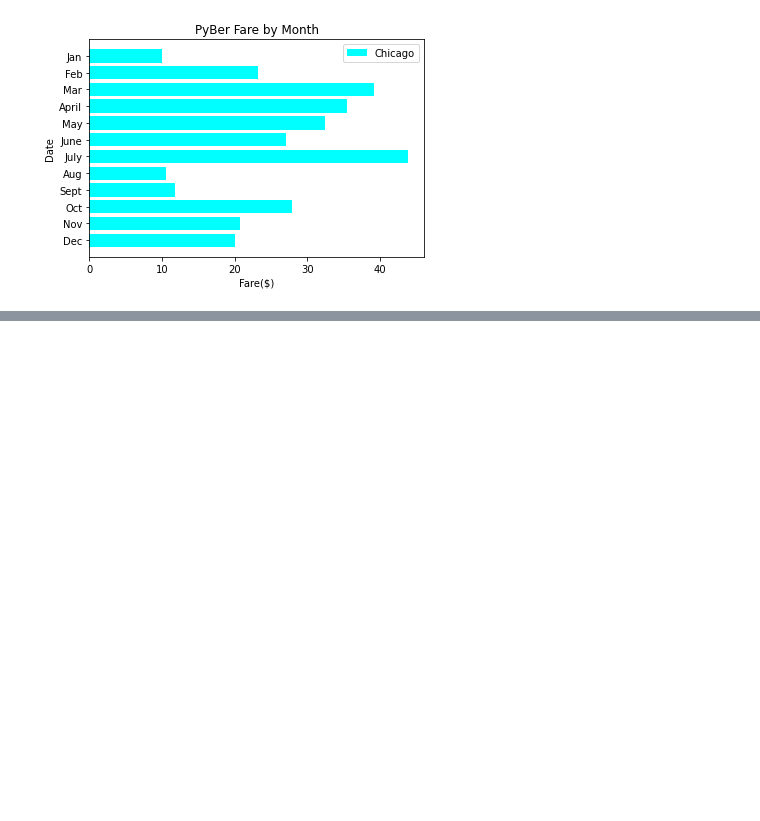
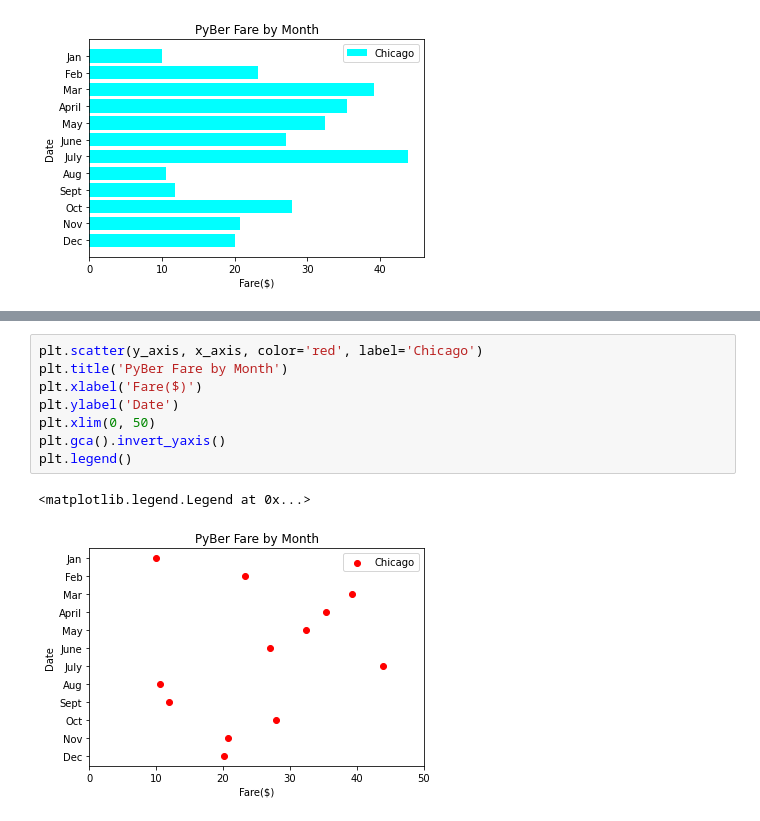
Before and after one commit to juliomeza/PyBer_Analysis, a Jupyter notebook: Untitled.ipynb, the cells around one changed output, grey strips where cells are left out. Drawn from its saved outputs; the diff is of its cells as text; blank space fills up the shorter version.

```diff
--- a/Untitled.ipynb
+++ b/Untitled.ipynb
@@ -119,0 +131,11 @@ ax.legend()
+# %%
+plt.scatter(y_axis, x_axis, color='red', label='Chicago')
+plt.title('PyBer Fare by Month')
+plt.xlabel('Fare($)')
+plt.ylabel('Date')
+plt.xlim(0, 50)
+plt.gca().invert_yaxis()
+plt.legend()
+# %% [output]
+<matplotlib.legend.Legend at 0x...>
+[figure, added]
```
Also changed, not shown: parts of 2 cells of this notebook.
